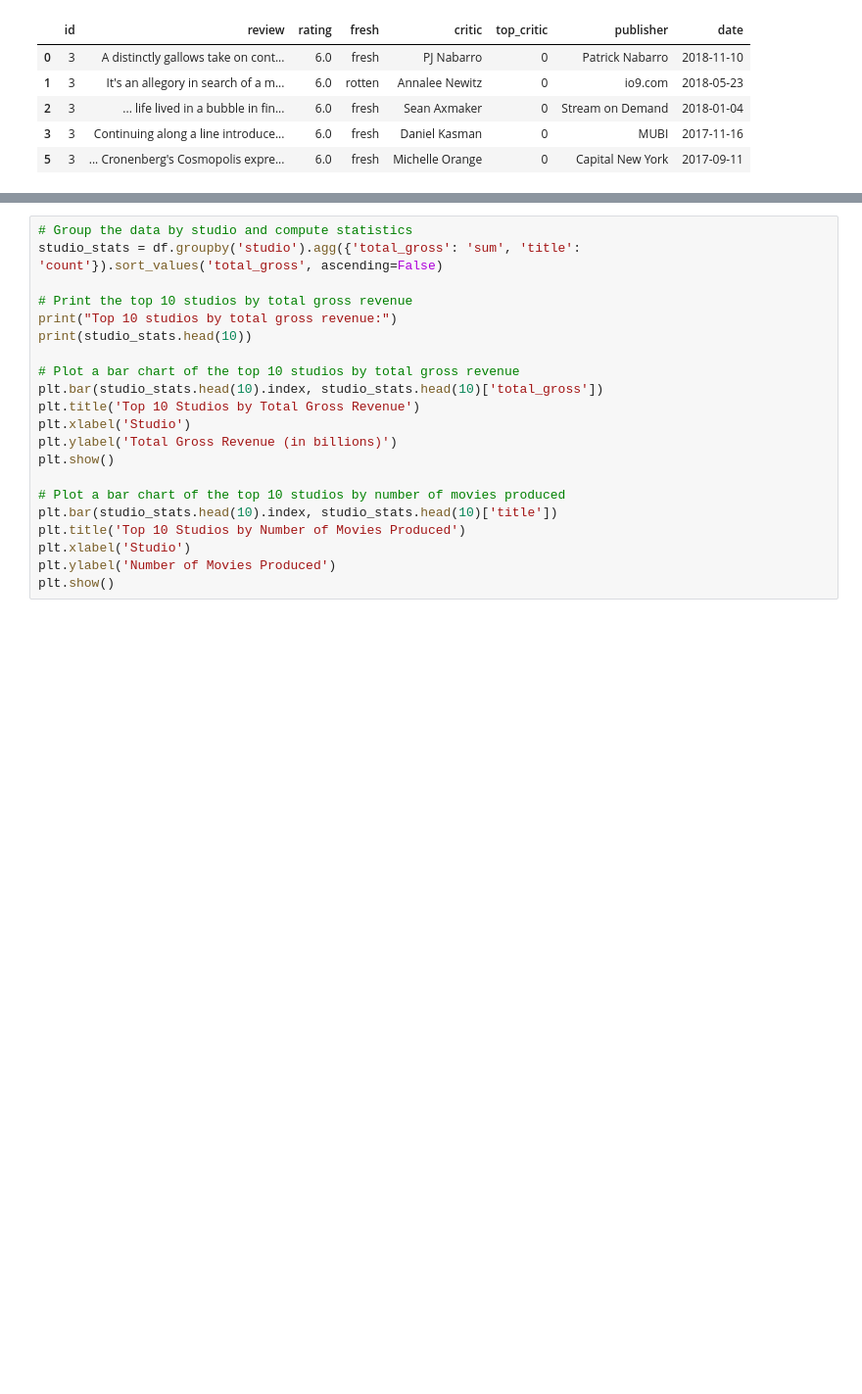
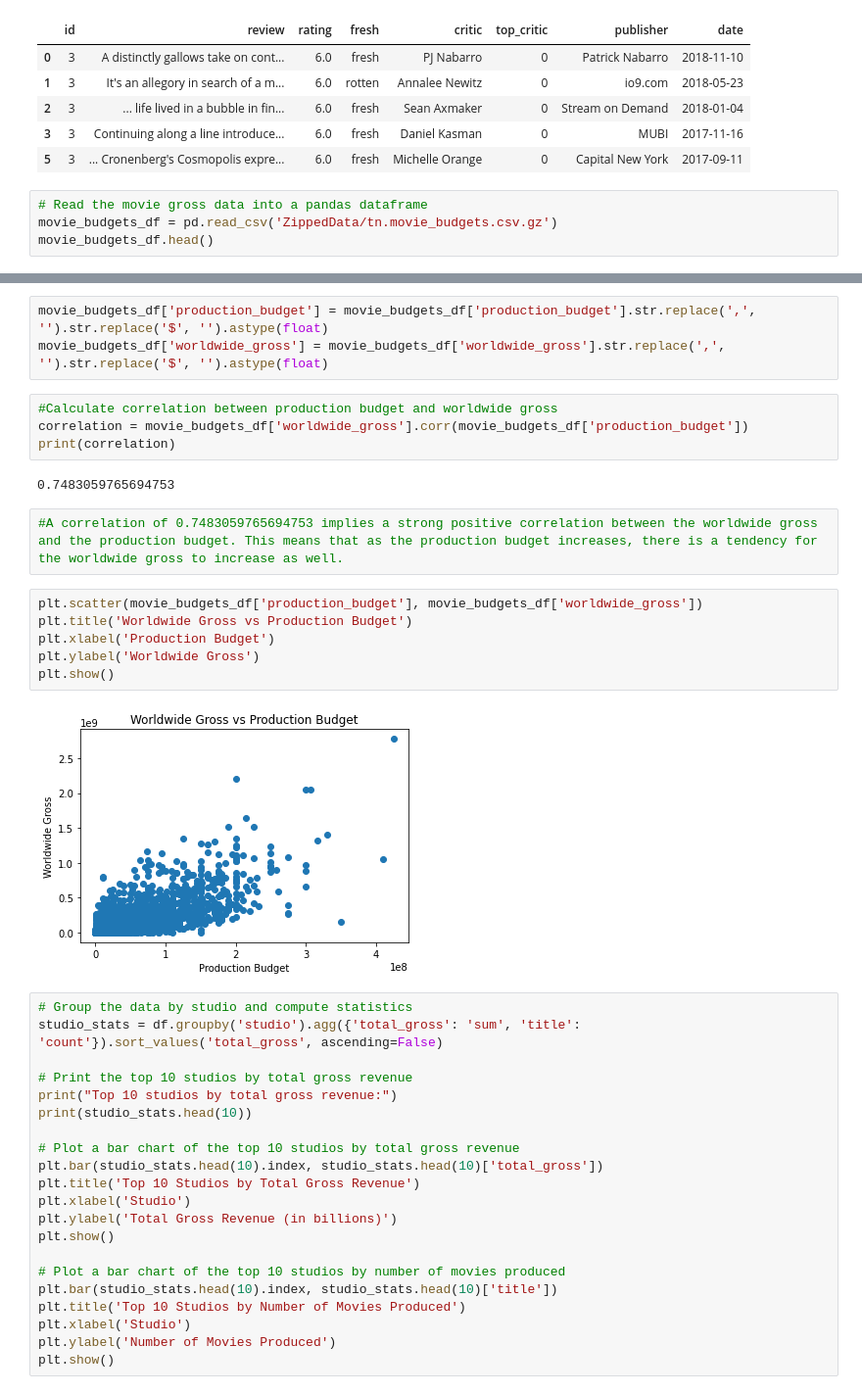
Before and after one commit to kenjuma/Microsoft-New-Movie-Studio, a Jupyter notebook: student.ipynb, the cells around one changed output, grey strips where cells are left out. Shown at 98% size. Saved outputs shown, nothing was run; the diff lists cells and outputs as text; blank space fills up the shorter version.

Commit message:
Added more visualizations

```diff
--- a/student.ipynb
+++ b/student.ipynb
@@ -344,3 +361,7 @@ cleaned_reviews_df.head()
 | 2 | 3 | ... life lived in a bubble in fin... | 6.0 | fresh | Sean Axmaker | 0 | Stream on Demand | 2018-01-04 |
 | 3 | 3 | Continuing along a line introduce... | 6.0 | fresh | Daniel Kasman | 0 | MUBI | 2017-11-16 |
 | 5 | 3 | ... Cronenberg's Cosmopolis expre... | 6.0 | fresh | Michelle Orange | 0 | Capital New York | 2017-09-11 |
+# %%
+# Read the movie gross data into a pandas dataframe
+movie_budgets_df = pd.read_csv('ZippedData/tn.movie_budgets.csv.gz')
+movie_budgets_df.head()
@@ -347,3 +392,22 @@ cleaned_reviews_df.head()
+# %%
+movie_budgets_df['production_budget'] = movie_budgets_df['production_budget'].str.replace(',', '').str.replace('$', '').astype(float)
+movie_budgets_df['worldwide_gross'] = movie_budgets_df['worldwide_gross'].str.replace(',', '').str.replace('$', '').astype(float)
+# %%
+#Calculate correlation between production budget and worldwide gross
+correlation = movie_budgets_df['worldwide_gross'].corr(movie_budgets_df['production_budget'])
+print(correlation)
+# %% [output]
+0.7483059765694753
+# %%
+#A correlation of 0.7483059765694753 implies a strong positive correlation between the worldwide gross and the production budget. This means that as the production budget increases, there is a tendency for the worldwide gross to increase as well.
+# %%
+plt.scatter(movie_budgets_df['production_budget'], movie_budgets_df['worldwide_gross'])
+plt.title('Worldwide Gross vs Production Budget')
+plt.xlabel('Production Budget')
+plt.ylabel('Worldwide Gross')
+plt.show()
+# %% [output]
+[figure, added]
 # %%
 # Group the data by studio and compute statistics
 studio_stats = df.groupby('studio').agg({'total_gross': 'sum', 'title': 'count'}).sort_values('total_gross', ascending=False)
```
Also changed, not shown: parts of 13 cells of this notebook.
